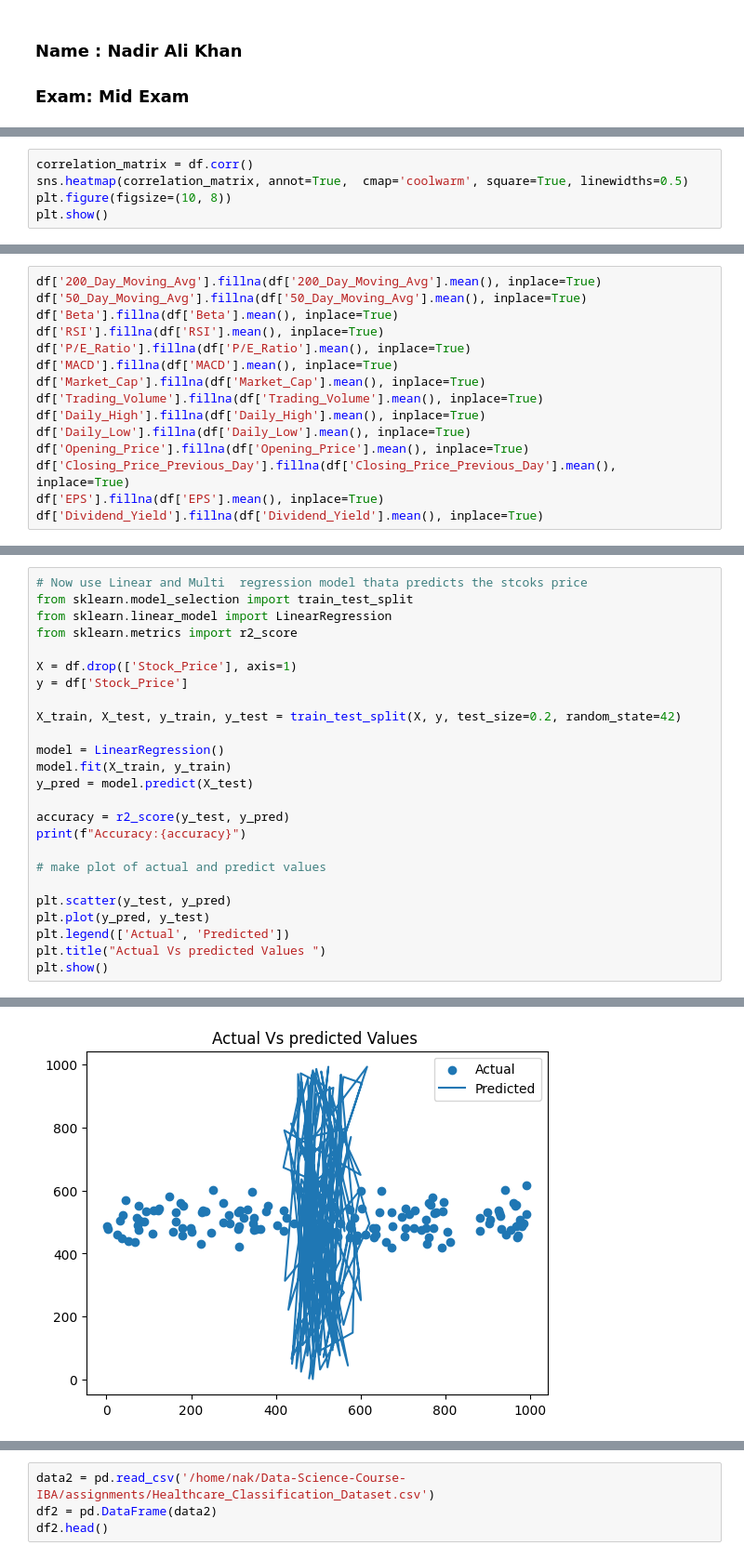
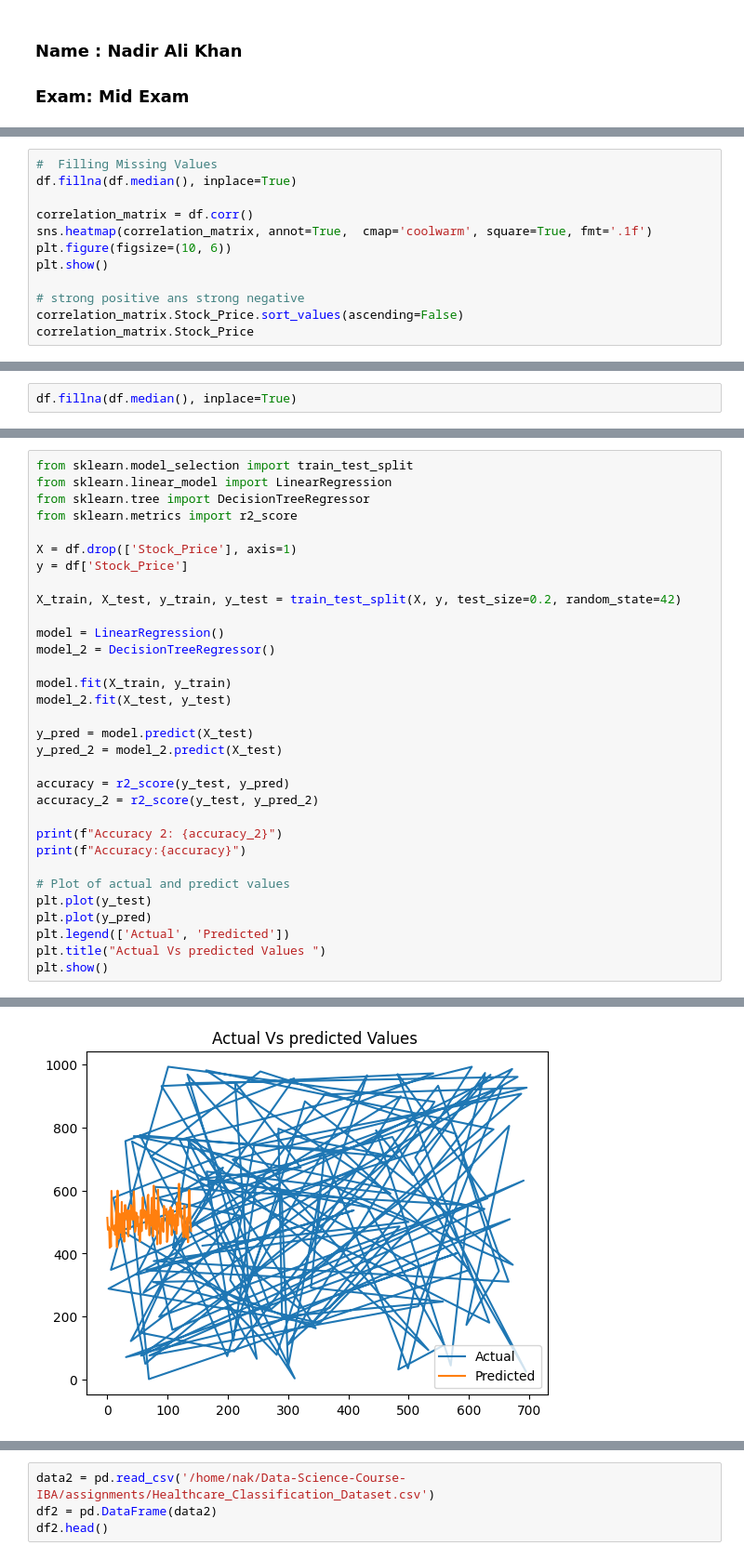
Before and after one commit to NadirAliOfficial/Data-Science-Course-IBA, a Jupyter notebook: assignments/MidExam_NadirAliKhan.ipynb, the cells around one changed output, grey strips where cells are left out. Shown at 93% size. Drawn from its saved outputs; the diff is of its cells as text.

```diff
--- a/assignments/MidExam_NadirAliKhan.ipynb
+++ b/assignments/MidExam_NadirAliKhan.ipynb
@@ -18,8 +19,15 @@ df.head()
 | 3 | 0.845112 | 0.982588 | 0.692234 | 0.378223 | 0.280861 | 0.663318 | 0.980817 | ... |
 | 4 | 0.774764 | 0.448516 | 0.531068 | 0.900515 | 0.551647 | 0.255397 | 0.435620 | ... |
 # %%
+#  Filling Missing Values
+df.fillna(df.median(), inplace=True)
+
 correlation_matrix = df.corr()
-sns.heatmap(correlation_matrix, annot=True,  cmap='coolwarm', square=True, linewidths=0.5)
-plt.figure(figsize=(10, 8))
+sns.heatmap(correlation_matrix, annot=True,  cmap='coolwarm', square=True, fmt='.1f')
+plt.figure(figsize=(10, 6))
 plt.show()
+
+# strong positive ans strong negative
+correlation_matrix.Stock_Price.sort_values(ascending=False)
+correlation_matrix.Stock_Price
 # %% [output]
@@ -69,16 +134 @@ Stock_Price                    0
 dtype: int64
-# %%
-df['200_Day_Moving_Avg'].fillna(df['200_Day_Moving_Avg'].mean(), inplace=True)
-df['50_Day_Moving_Avg'].fillna(df['50_Day_Moving_Avg'].mean(), inplace=True)
-df['Beta'].fillna(df['Beta'].mean(), inplace=True)
-df['RSI'].fillna(df['RSI'].mean(), inplace=True)
-df['P/E_Ratio'].fillna(df['P/E_Ratio'].mean(), inplace=True)
-df['MACD'].fillna(df['MACD'].mean(), inplace=True)
-df['Market_Cap'].fillna(df['Market_Cap'].mean(), inplace=True)
-df['Trading_Volume'].fillna(df['Trading_Volume'].mean(), inplace=True)
-df['Daily_High'].fillna(df['Daily_High'].mean(), inplace=True)
-df['Daily_Low'].fillna(df['Daily_Low'].mean(), inplace=True)
-df['Opening_Price'].fillna(df['Opening_Price'].mean(), inplace=True)
-df['Closing_Price_Previous_Day'].fillna(df['Closing_Price_Previous_Day'].mean(), inplace=True)
-df['EPS'].fillna(df['EPS'].mean(), inplace=True)
-df['Dividend_Yield'].fillna(df['Dividend_Yield'].mean(), inplace=True)
@@ -103,3 +135,5 @@ For example, when doing 'df[col].method(value, inplace=True)', try using 'df.met
+# %%
+df.fillna(df.median(), inplace=True)
 # %%
 df.isnull().sum()
 # %% [output]
@@ -120,9 +154,9 @@ MACD                          0
 Stock_Price                   0
 dtype: int64
 # %%
-# Now use Linear and Multi  regression model thata predicts the stcoks price
 from sklearn.model_selection import train_test_split
 from sklearn.linear_model import LinearRegression
+from sklearn.tree import DecisionTreeRegressor
 from sklearn.metrics import r2_score
 
 X = df.drop(['Stock_Price'], axis=1)
@@ -131,16 +165,23 @@ y = df['Stock_Price']
 X_train, X_test, y_train, y_test = train_test_split(X, y, test_size=0.2, random_state=42)
 
 model = LinearRegression()
+model_2 = DecisionTreeRegressor()
+
 model.fit(X_train, y_train)
+model_2.fit(X_test, y_test)
+
 y_pred = model.predict(X_test)
+y_pred_2 = model_2.predict(X_test)
 
 accuracy = r2_score(y_test, y_pred)
+accuracy_2 = r2_score(y_test, y_pred_2)
+
+print(f"Accuracy 2: {accuracy_2}")
 print(f"Accuracy:{accuracy}")
 
-# make plot of actual and predict values
-
-plt.scatter(y_test, y_pred)
-plt.plot(y_pred, y_test)
+# Plot of actual and predict values
+plt.plot(y_test)
+plt.plot(y_pred)
 plt.legend(['Actual', 'Predicted'])
 plt.title("Actual Vs predicted Values ")
 plt.show()
@@ -149 +191 @@ Accuracy:-0.017519821638758426
-[figure, old version]
+[figure, new version]
```
Also changed, not shown: parts of 17 cells of this notebook, 11 other files.
